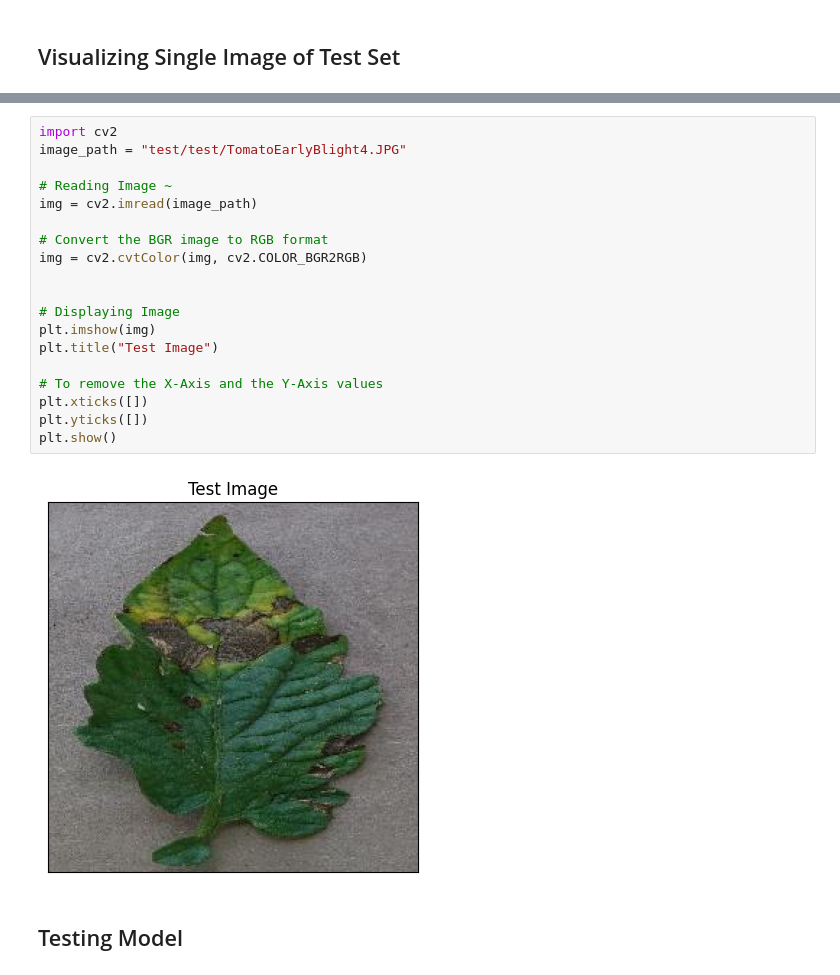
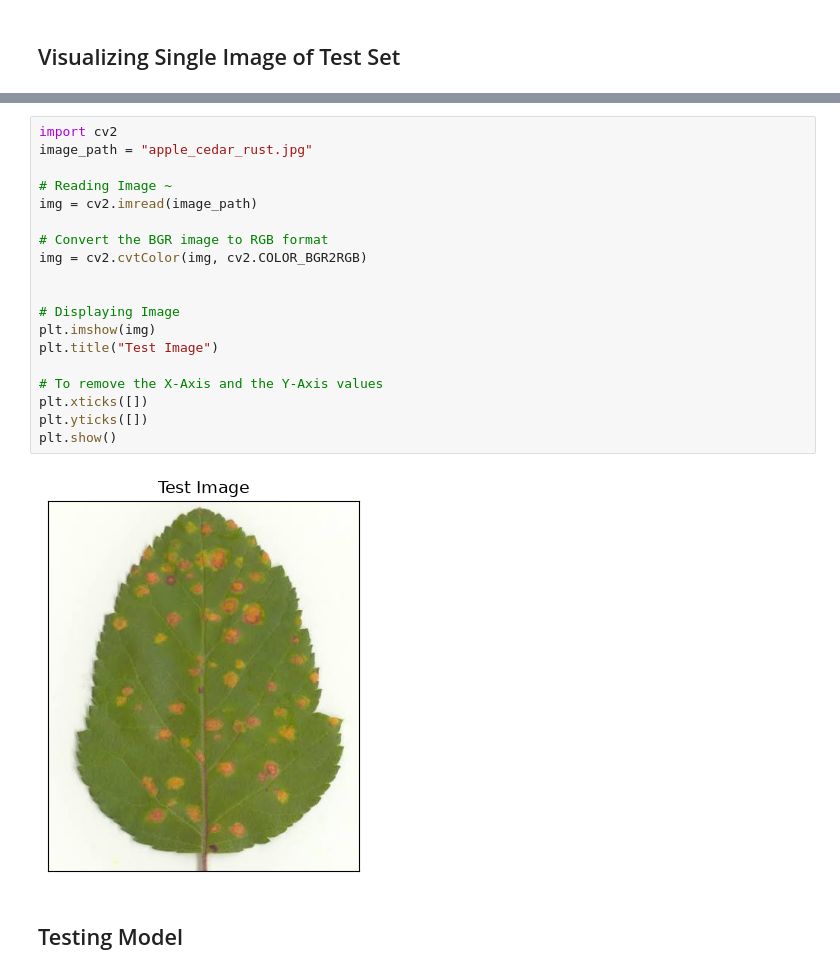
Before and after one commit to RajendraPatra7/Plant-Disease, a Jupyter notebook: Test_Plant_Disease.ipynb, the cells around one changed output, grey strips where cells are left out. Saved outputs shown, nothing was run; the diff lists cells and outputs as text.

```diff
--- a/Test_Plant_Disease.ipynb
+++ b/Test_Plant_Disease.ipynb
@@ -48,24 +59,24 @@ Model: "sequential"
 # %%
 import cv2
-image_path = "test/test/TomatoEarlyBlight4.JPG"
+image_path = "apple_cedar_rust.jpg"
 
 # Reading Image ~
 img = cv2.imread(image_path)
 
 # Convert the BGR image to RGB format
 img = cv2.cvtColor(img, cv2.COLOR_BGR2RGB)
 
 
 # Displaying Image
 plt.imshow(img)
 plt.title("Test Image")
 
 # To remove the X-Axis and the Y-Axis values
 plt.xticks([])
 plt.yticks([])
 plt.show()
 # %% [output]
-[figure, old version]
+[figure, new version]
 # %% [markdown]
 ## Testing Model
 # %%
```
Also changed, not shown: parts of 8 cells of this notebook, 3 other files.
